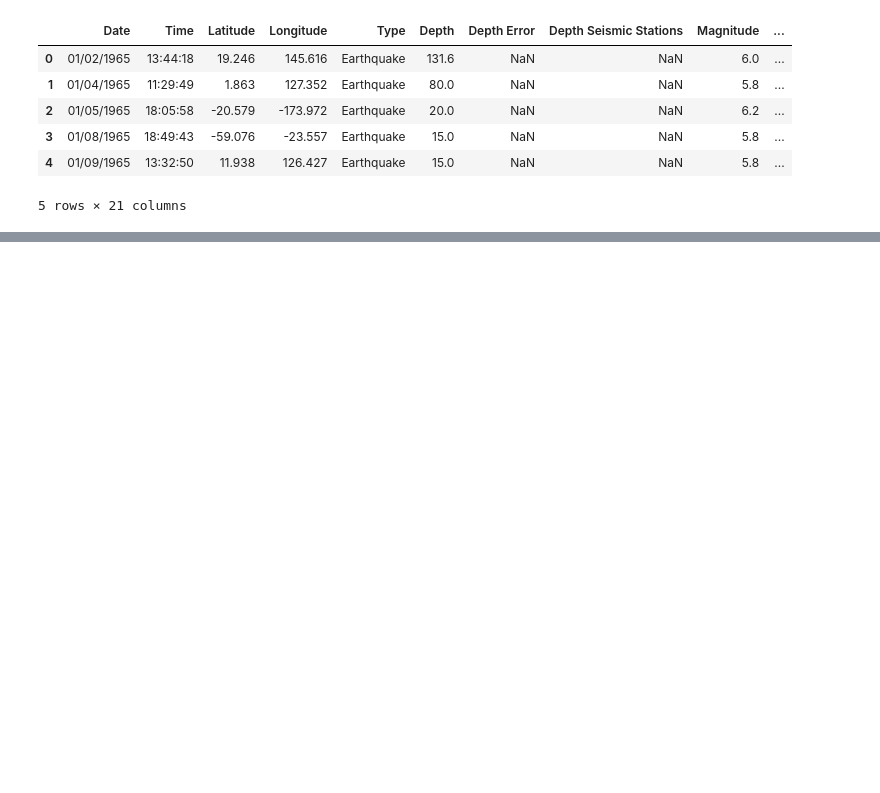
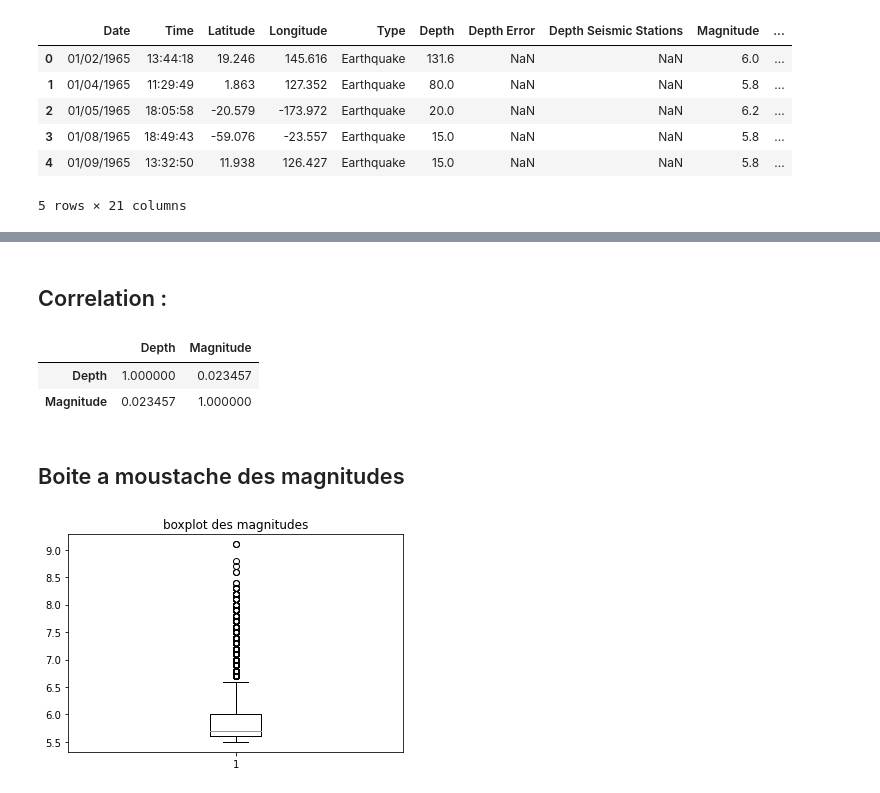
Before and after one commit to mohandsari/H3HITEMA, a Jupyter notebook: Untitled2.ipynb, the cells around one changed output, grey strips where cells are left out. Cells and saved outputs as stored; diff of their text form; code cells hidden in the pictures; blank space fills up the shorter version.

```diff
--- a/Untitled2.ipynb
+++ b/Untitled2.ipynb
@@ -40,0 +63,5 @@ dtype: int64
+# %%
+df['Latitude'] = df['Latitude'].astype(str).str[:8]
+df['Longitude'] = df['Longitude'].astype(str).str[:8]
+# %%
+df['gps'] = '('+df["Latitude"]+','+df["Longitude"]+')'
@@ -40,0 +95,16 @@ dtype: int64
+# %% [markdown]
+## Correlation :
+# %%
+df.corr()
+# %% [output]
+|  | Depth | Magnitude |
+| Depth | 1.000000 | 0.023457 |
+| Magnitude | 0.023457 | 1.000000 |
+# %% [markdown]
+## Boite a moustache des magnitudes
+# %%
+plt.boxplot(df['Magnitude'])
+plt.title("boxplot des magnitudes")
+plt.show()
+# %% [output]
+[figure, added]
```
Also changed, not shown: parts of 34 cells of this notebook, 1 other file.
